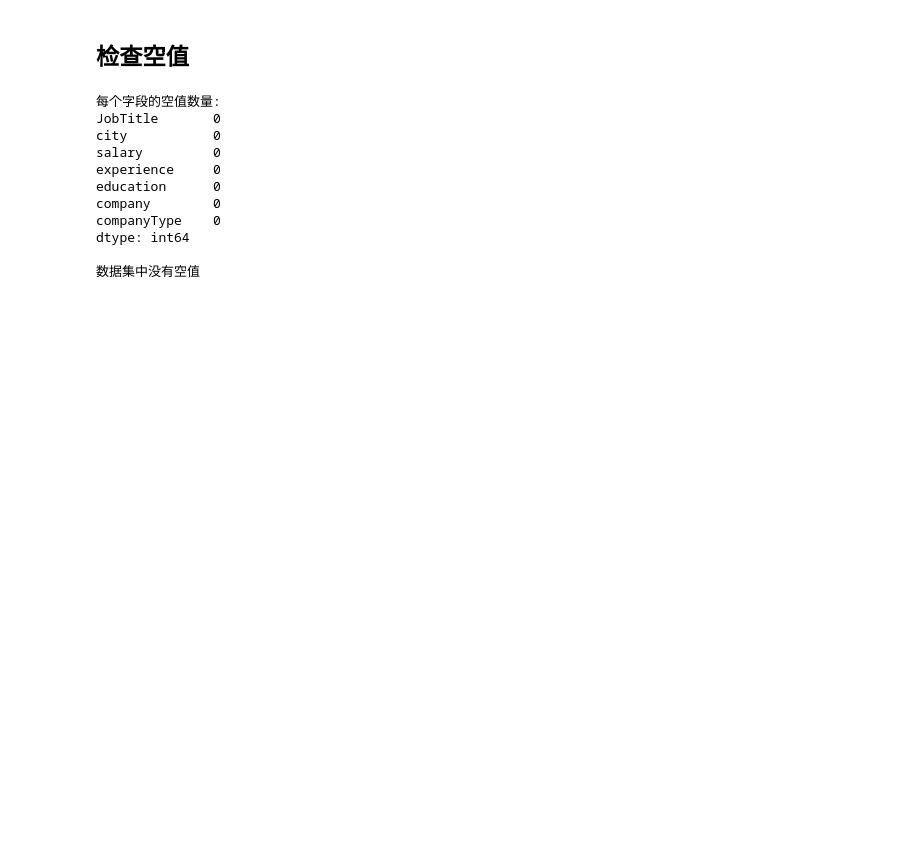
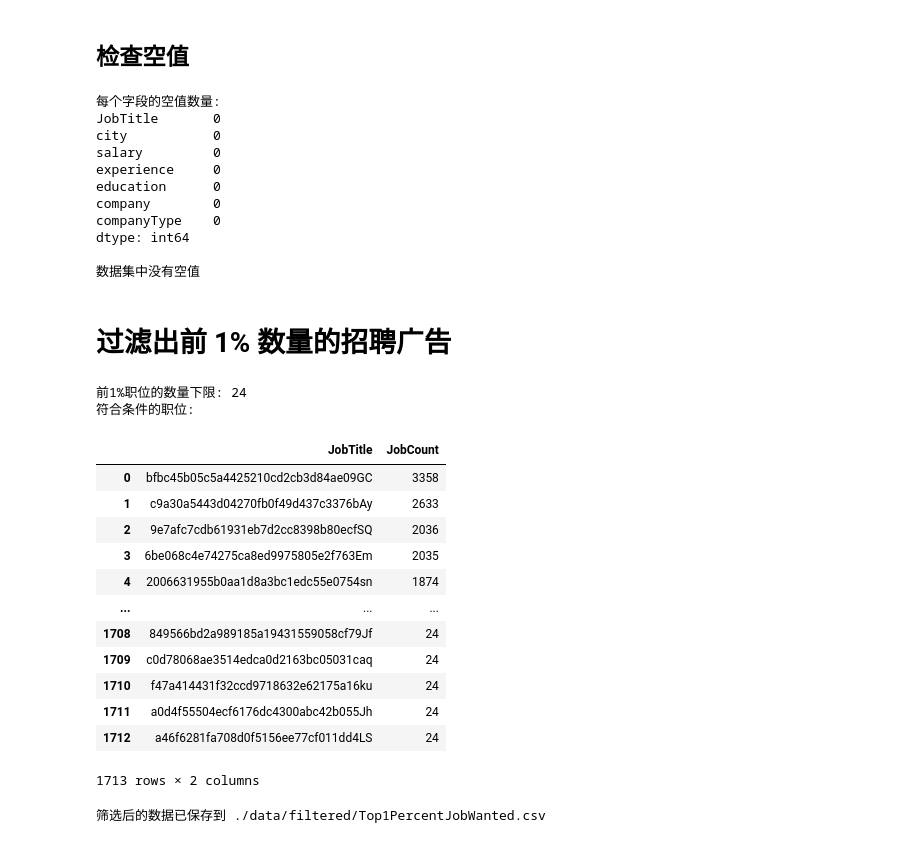
Before and after one commit to DataVizU/JobWantedAnalysis-ChinaVis2024, a Jupyter notebook: 00-DataOverview.ipynb, the cells around one changed output. Saved outputs shown, nothing was run; the diff lists cells and outputs as text; code cells hidden in the pictures; blank space fills up the shorter version.

Commit message:
Filter data

```diff
--- a/00-DataOverview.ipynb
+++ b/00-DataOverview.ipynb
@@ -262,3 +262,51 @@ companyType    0
 dtype: int64
 
 数据集中没有空值
+# %% [markdown]
+# 过滤出前 1% 数量的招聘广告
+# %%
+job_title_counts = df['JobTitle'].value_counts().reset_index()
+job_title_counts.columns = ['JobTitle', 'JobCount']
+
+# 对职位数量进行排序，并确定前1%职位的数量下限
+sorted_job_counts = job_title_counts['JobCount'].sort_values(ascending=False)
+threshold_index = int(len(sorted_job_counts) * 0.01)
+threshold_value = sorted_job_counts.iloc[threshold_index]
+
+# 筛选出符合条件的职位
+top_1_percent_jobs = job_title_counts[job_title_counts['JobCount'] >= threshold_value]
+
+# 打印结果
+print(f"前1%职位的数量下限: {threshold_value}")
+print("符合条件的职位:")
+top_1_percent_jobs
+# %% [output]
+前1%职位的数量下限: 24
+符合条件的职位:
+|  | JobTitle | JobCount |
+| 0 | bfbc45b05c5a4425210cd2cb3d84ae09GC | 3358 |
+| 1 | c9a30a5443d04270fb0f49d437c3376bAy | 2633 |
+| 2 | 9e7afc7cdb61931eb7d2cc8398b80ecfSQ | 2036 |
+| 3 | 6be068c4e74275ca8ed9975805e2f763Em | 2035 |
+| 4 | 2006631955b0aa1d8a3bc1edc55e0754sn | 1874 |
+| ... | ... | ... |
+| 1708 | 849566bd2a989185a19431559058cf79Jf | 24 |
+| 1709 | c0d78068ae3514edca0d2163bc05031caq | 24 |
+| 1710 | f47a414431f32ccd9718632e62175a16ku | 24 |
+| 1711 | a0d4f55504ecf6176dc4300abc42b055Jh | 24 |
+| 1712 | a46f6281fa708d0f5156ee77cf011dd4LS | 24 |
+1713 rows × 2 columns
+# %%
+# 获取符合条件的职位名称列表
+top_1_percent_job_titles = top_1_percent_jobs['JobTitle'].tolist()
+
+# 根据筛选出的职位名称过滤原数据
+filtered_df = df[df['JobTitle'].isin(top_1_percent_job_titles)]
+
+# 保存筛选后的数据到新文件
+output_file_path = "./data/filtered/Top1PercentJobWanted.csv"
+filtered_df.to_csv(output_file_path, index=False)
+
+print(f"筛选后的数据已保存到 {output_file_path}")
+# %% [output]
+筛选后的数据已保存到 ./data/filtered/Top1PercentJobWanted.csv
```
Also changed, not shown: parts of 1 cell of this notebook, 1 other file.
